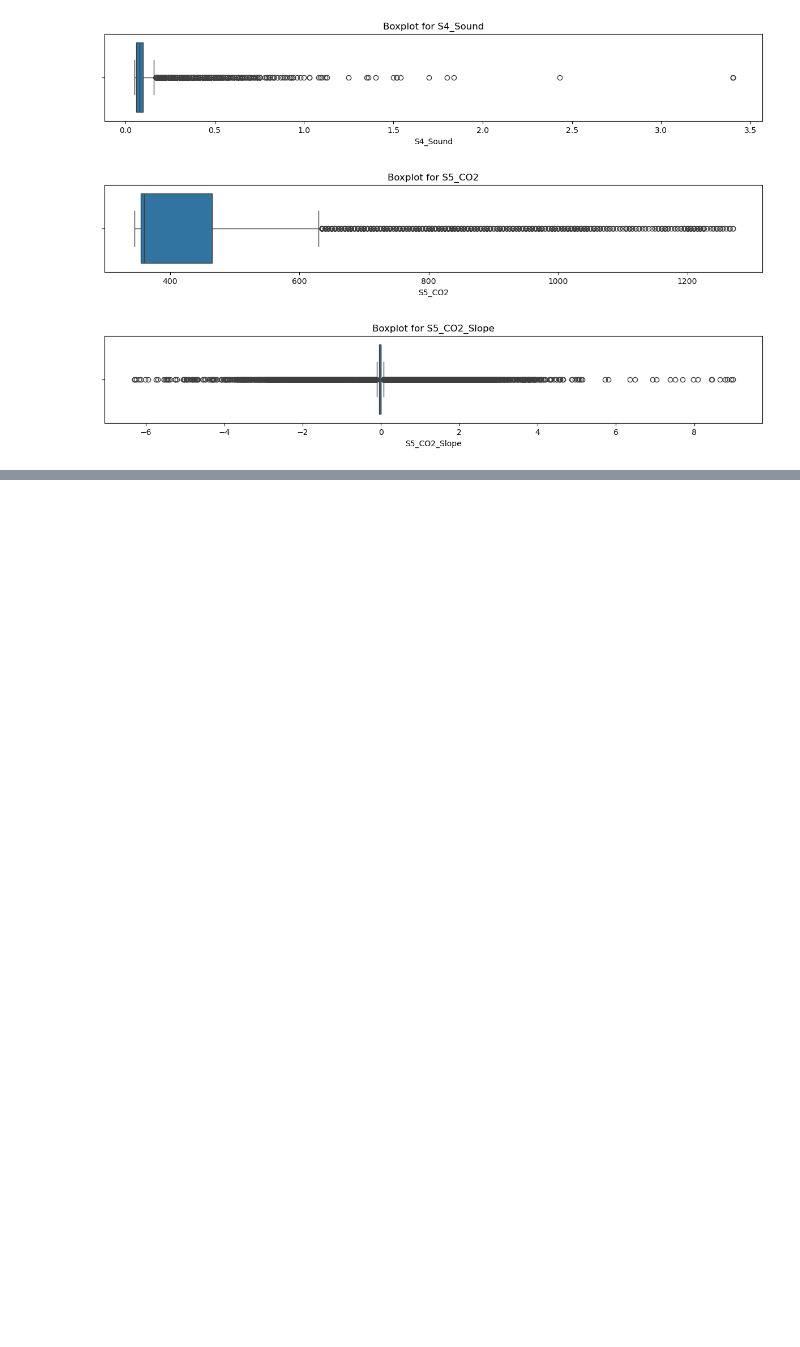
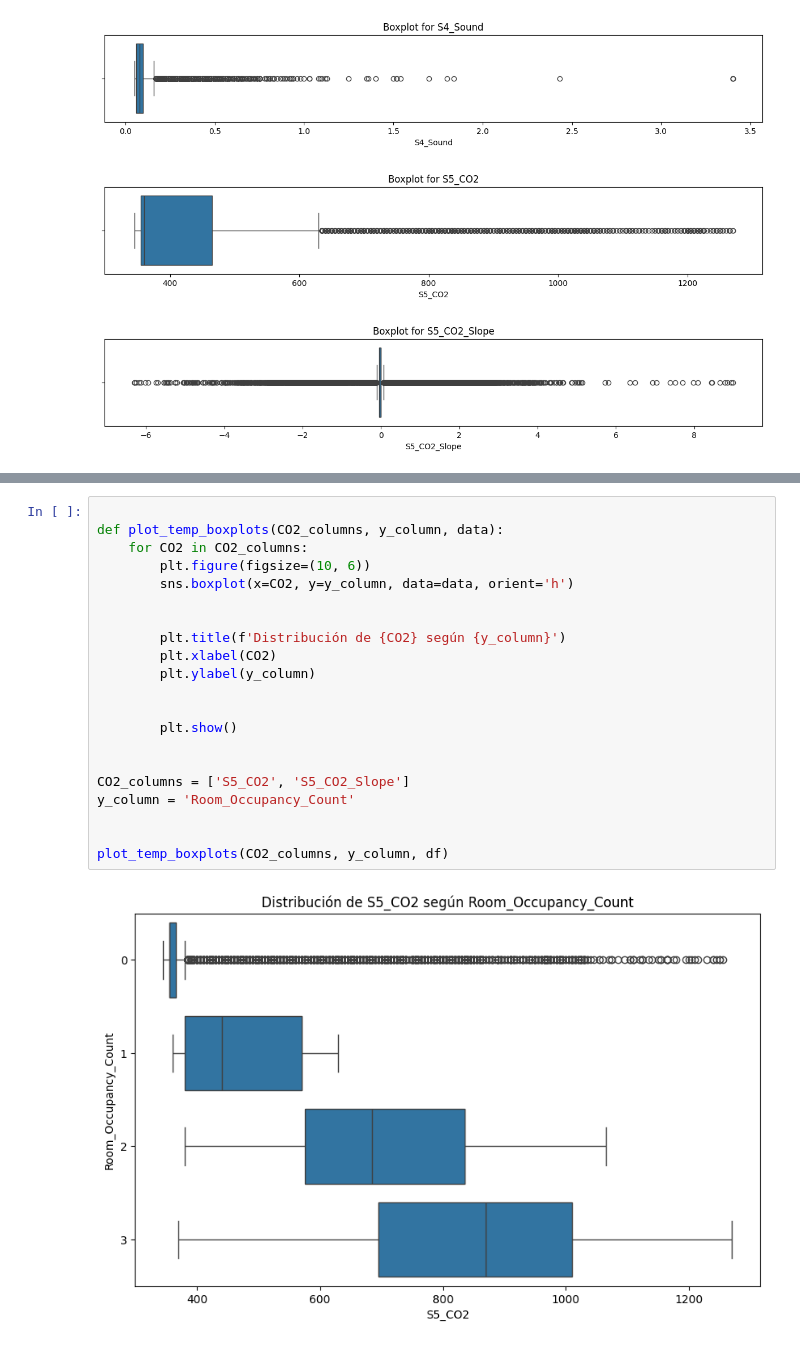
Before and after one commit to Cardan123/mlops_project, a Jupyter notebook: notebooks/eda.ipynb, the cells around one changed output, grey strips where cells are left out. Saved outputs shown, nothing was run; the diff lists cells and outputs as text; blank space fills up the shorter version.

```diff
--- a/notebooks/eda.ipynb
+++ b/notebooks/eda.ipynb
@@ -223,0 +276,23 @@ for i in num_cols:
+# %%
+
+def plot_temp_boxplots(CO2_columns, y_column, data):
+    for CO2 in CO2_columns:
+        plt.figure(figsize=(10, 6))
+        sns.boxplot(x=CO2, y=y_column, data=data, orient='h')
+
+
+        plt.title(f'Distribución de {CO2} según {y_column}')
+        plt.xlabel(CO2)
+        plt.ylabel(y_column)
+
+
+        plt.show()
+
+
+CO2_columns = ['S5_CO2', 'S5_CO2_Slope']
+y_column = 'Room_Occupancy_Count'
+
+
+plot_temp_boxplots(CO2_columns, y_column, df)
+# %% [output]
+[figure, added]
```
Also changed, not shown: parts of 7 cells of this notebook.
